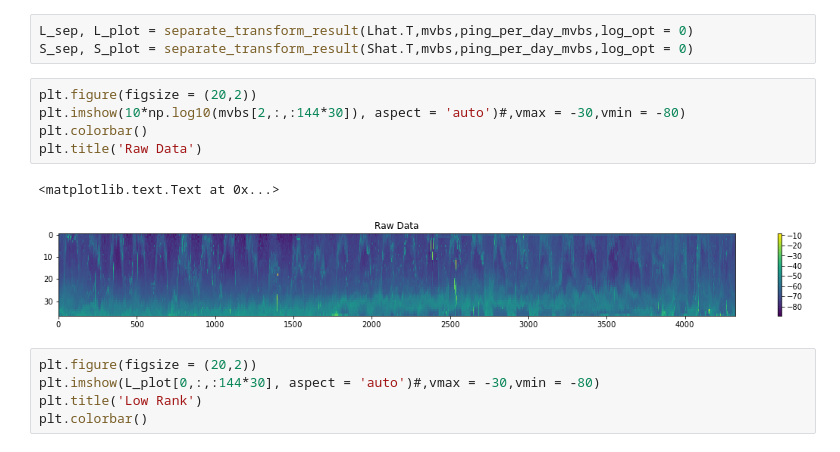
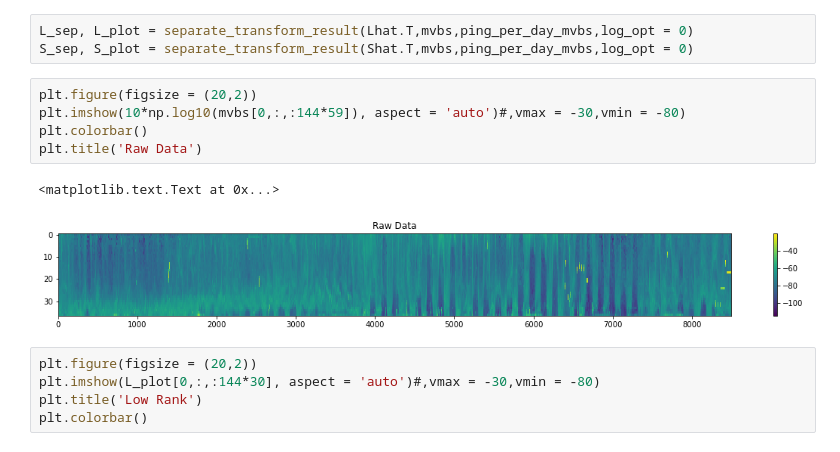
Before and after one commit to valentina-s/ooi_sonar, a Jupyter notebook: notebooks/dynamic_exploration/OnlineRPCA_sonar.ipynb, the cells around one changed output. Drawn from its saved outputs; the diff is of its cells as text.

```diff
--- a/notebooks/dynamic_exploration/OnlineRPCA_sonar.ipynb
+++ b/notebooks/dynamic_exploration/OnlineRPCA_sonar.ipynb
@@ -85,12 +85,12 @@ L_sep, L_plot = separate_transform_result(Lhat.T,mvbs,ping_per_day_mvbs,log_opt
 S_sep, S_plot = separate_transform_result(Shat.T,mvbs,ping_per_day_mvbs,log_opt = 0)
 # %%
 plt.figure(figsize = (20,2))
-plt.imshow(10*np.log10(mvbs[2,:,:144*30]), aspect = 'auto')#,vmax = -30,vmin = -80)
+plt.imshow(10*np.log10(mvbs[0,:,:144*59]), aspect = 'auto')#,vmax = -30,vmin = -80)
 plt.colorbar()
 plt.title('Raw Data')
 # %% [output]
 <matplotlib.text.Text at 0x...>
-[figure, old version]
+[figure, new version]
 # %%
 plt.figure(figsize = (20,2))
 plt.imshow(L_plot[0,:,:144*30], aspect = 'auto')#,vmax = -30,vmin = -80)
```
Also changed, not shown: parts of 5 cells of this notebook.
